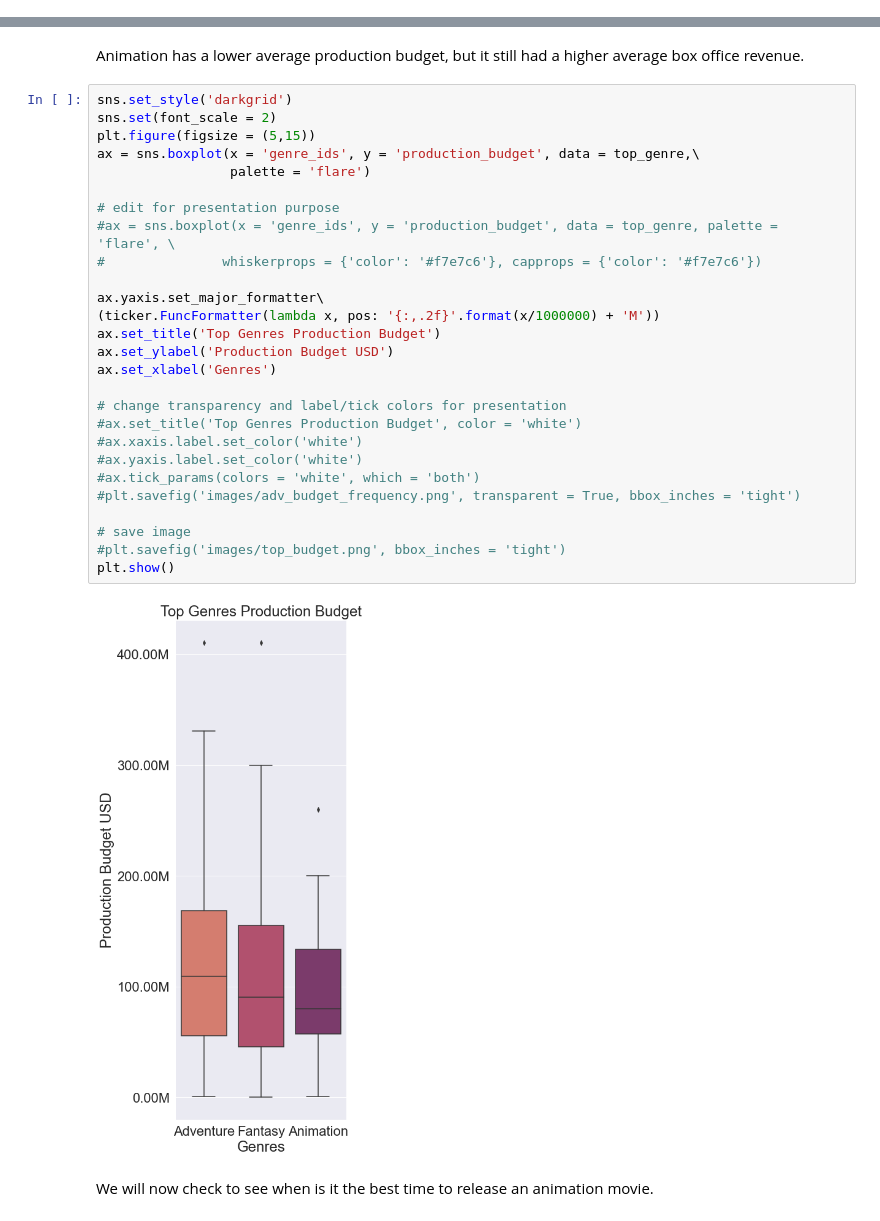
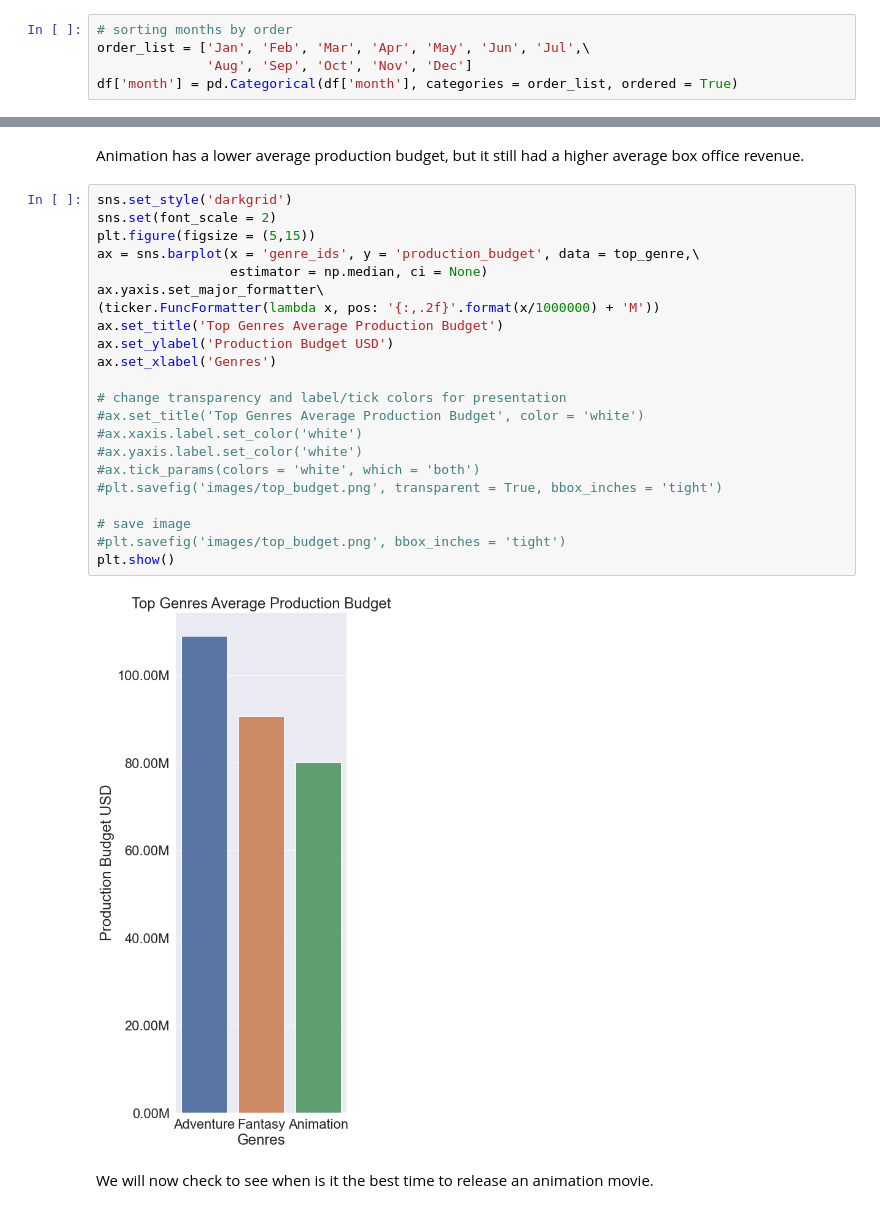
Before and after one commit to whyyoutoo/Microsoft-Movie_analysis-Project, a Jupyter notebook: Microsoft-Movie-Analysis.ipynb, the cells around one changed output, grey strips where cells are left out. Drawn from its saved outputs; the diff is of its cells as text.

```diff
--- a/Microsoft-Movie-Analysis.ipynb
+++ b/Microsoft-Movie-Analysis.ipynb
@@ -358,5 +360,10 @@ plt.show()
 # %% [markdown]
 From the below graph we can see that movies released in May, June, July, November, and December has the highest worldwide box office results, while having less movies released than October and September.
+# %%
+# sorting months by order
+order_list = ['Jan', 'Feb', 'Mar', 'Apr', 'May', 'Jun', 'Jul',\
+              'Aug', 'Sep', 'Oct', 'Nov', 'Dec']
+df['month'] = pd.Categorical(df['month'], categories = order_list, ordered = True)
 # %%
 # Using seaborn boxplot to show distribution of
 # worldwide gross of movies released by months
@@ -752,32 +744,27 @@ Animation has a lower average production budget, but it still had a higher avera
 # %%
 sns.set_style('darkgrid')
 sns.set(font_scale = 2)
 plt.figure(figsize = (5,15))
-ax = sns.boxplot(x = 'genre_ids', y = 'production_budget', data = top_genre,\
-                 palette = 'flare')
-
-# edit for presentation purpose
-#ax = sns.boxplot(x = 'genre_ids', y = 'production_budget', data = top_genre, palette = 'flare', \
-#               whiskerprops = {'color': '#f7e7c6'}, capprops = {'color': '#f7e7c6'})
-
+ax = sns.barplot(x = 'genre_ids', y = 'production_budget', data = top_genre,\
+                 estimator = np.median, ci = None)
 ax.yaxis.set_major_formatter\
 (ticker.FuncFormatter(lambda x, pos: '{:,.2f}'.format(x/1000000) + 'M'))
-ax.set_title('Top Genres Production Budget')
+ax.set_title('Top Genres Average Production Budget')
 ax.set_ylabel('Production Budget USD')
 ax.set_xlabel('Genres')
 
 # change transparency and label/tick colors for presentation
-#ax.set_title('Top Genres Production Budget', color = 'white')
+#ax.set_title('Top Genres Average Production Budget', color = 'white')
 #ax.xaxis.label.set_color('white')
 #ax.yaxis.label.set_color('white')
 #ax.tick_params(colors = 'white', which = 'both')
-#plt.savefig('images/adv_budget_frequency.png', transparent = True, bbox_inches = 'tight')
+#plt.savefig('images/top_budget.png', transparent = True, bbox_inches = 'tight')
 
 # save image
 #plt.savefig('images/top_budget.png', bbox_inches = 'tight')
 plt.show()
 # %% [output]
-[figure, old version]
+[figure, new version]
 # %% [markdown]
 We will now check to see when is it the best time to release an animation movie.
 # %%
```
Also changed, not shown: parts of 8 cells of this notebook.
